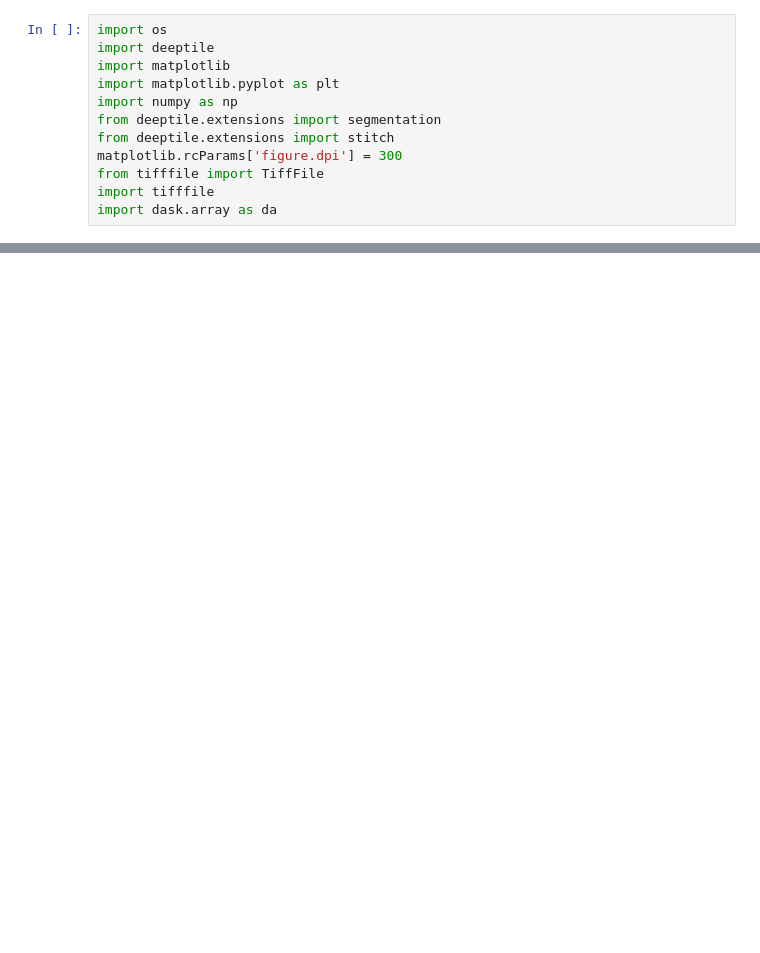
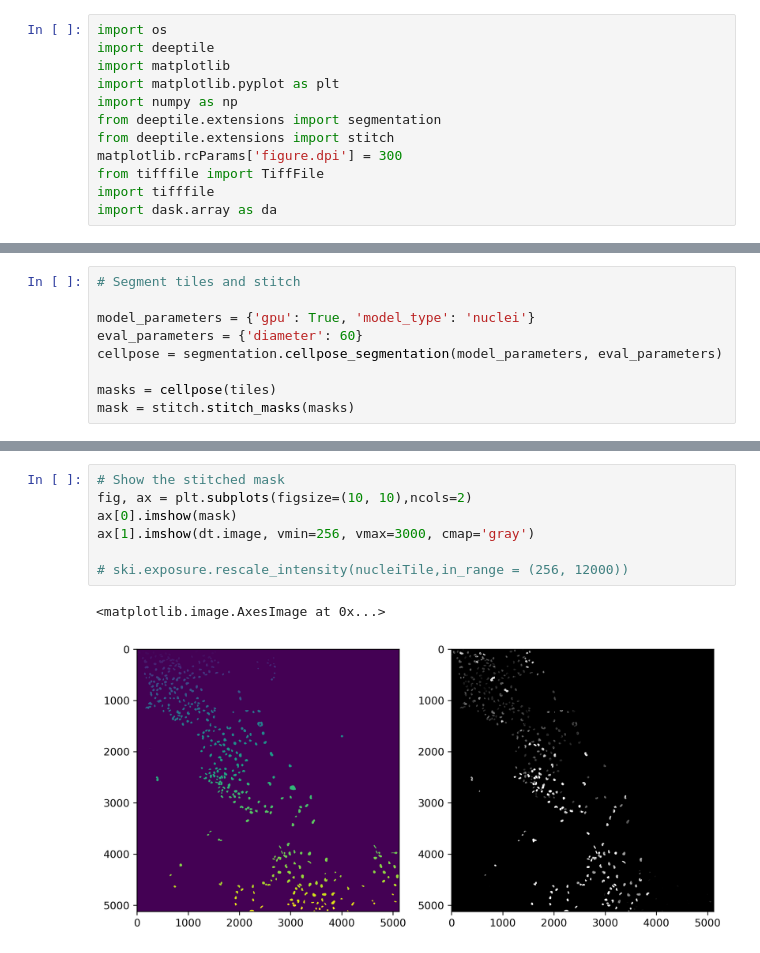
Before and after one commit to hannahbolen1/whole_slide, a Jupyter notebook: deeptile_test.ipynb, the cells around one changed output, grey strips where cells are left out. Cells and saved outputs as stored; diff of their text form; blank space fills up the shorter version.

Commit message:
cellpose nuclei segmentation!!!!

```diff
--- a/deeptile_test.ipynb
+++ b/deeptile_test.ipynb
@@ -105,0 +46,9 @@ ValueError: image data are not memory-mappable
+# %%
+# Segment tiles and stitch
+
+model_parameters = {'gpu': True, 'model_type': 'nuclei'}
+eval_parameters = {'diameter': 60}
+cellpose = segmentation.cellpose_segmentation(model_parameters, eval_parameters)
+
+masks = cellpose(tiles)
+mask = stitch.stitch_masks(masks)
@@ -105,0 +94,10 @@ ValueError: image data are not memory-mappable
+# %%
+# Show the stitched mask
+fig, ax = plt.subplots(figsize=(10, 10),ncols=2)
+ax[0].imshow(mask)
+ax[1].imshow(dt.image, vmin=256, vmax=3000, cmap='gray')
+
+# ski.exposure.rescale_intensity(nucleiTile,in_range = (256, 12000))
+# %% [output]
+<matplotlib.image.AxesImage at 0x...>
+[figure, added]
```
Also changed, not shown: parts of 10 cells of this notebook.
